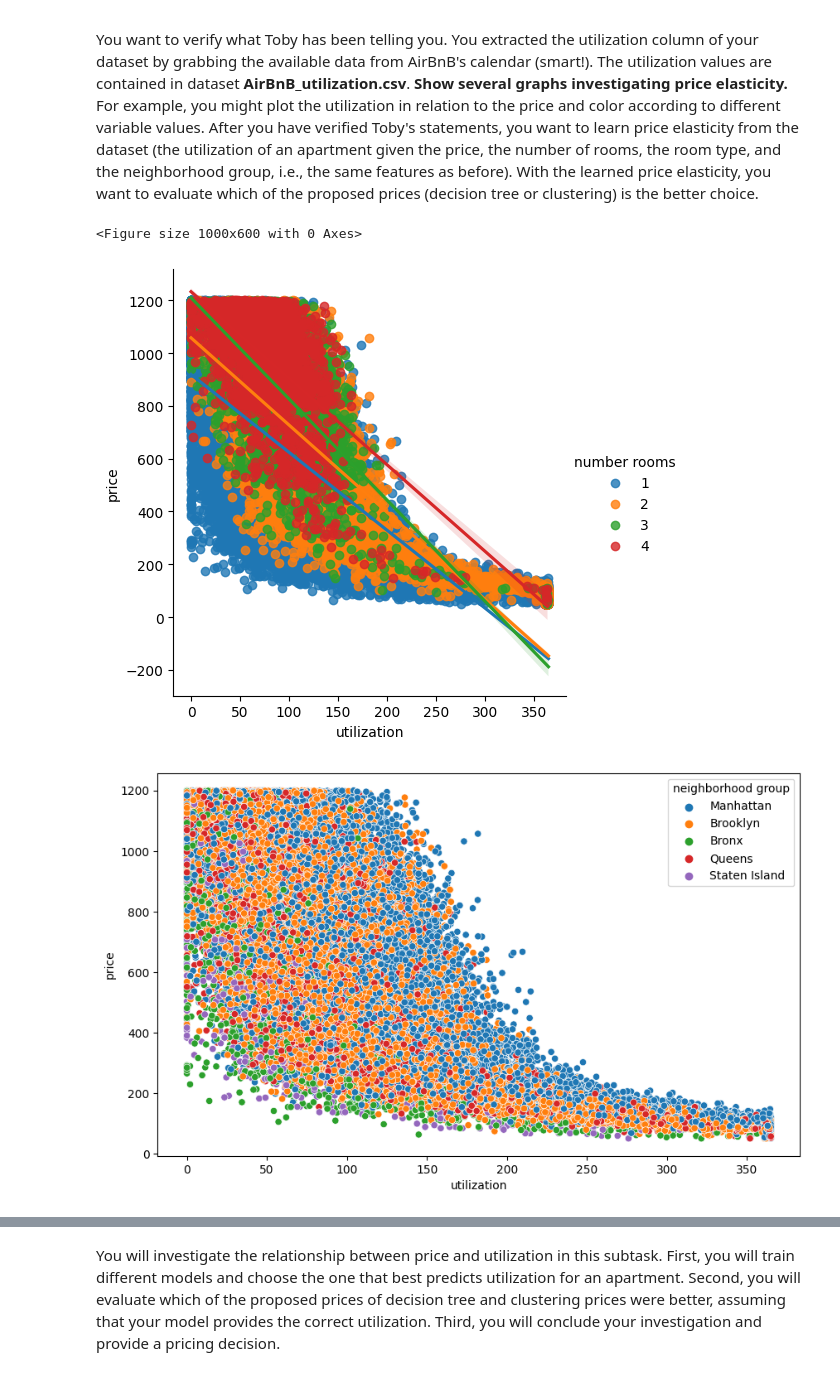
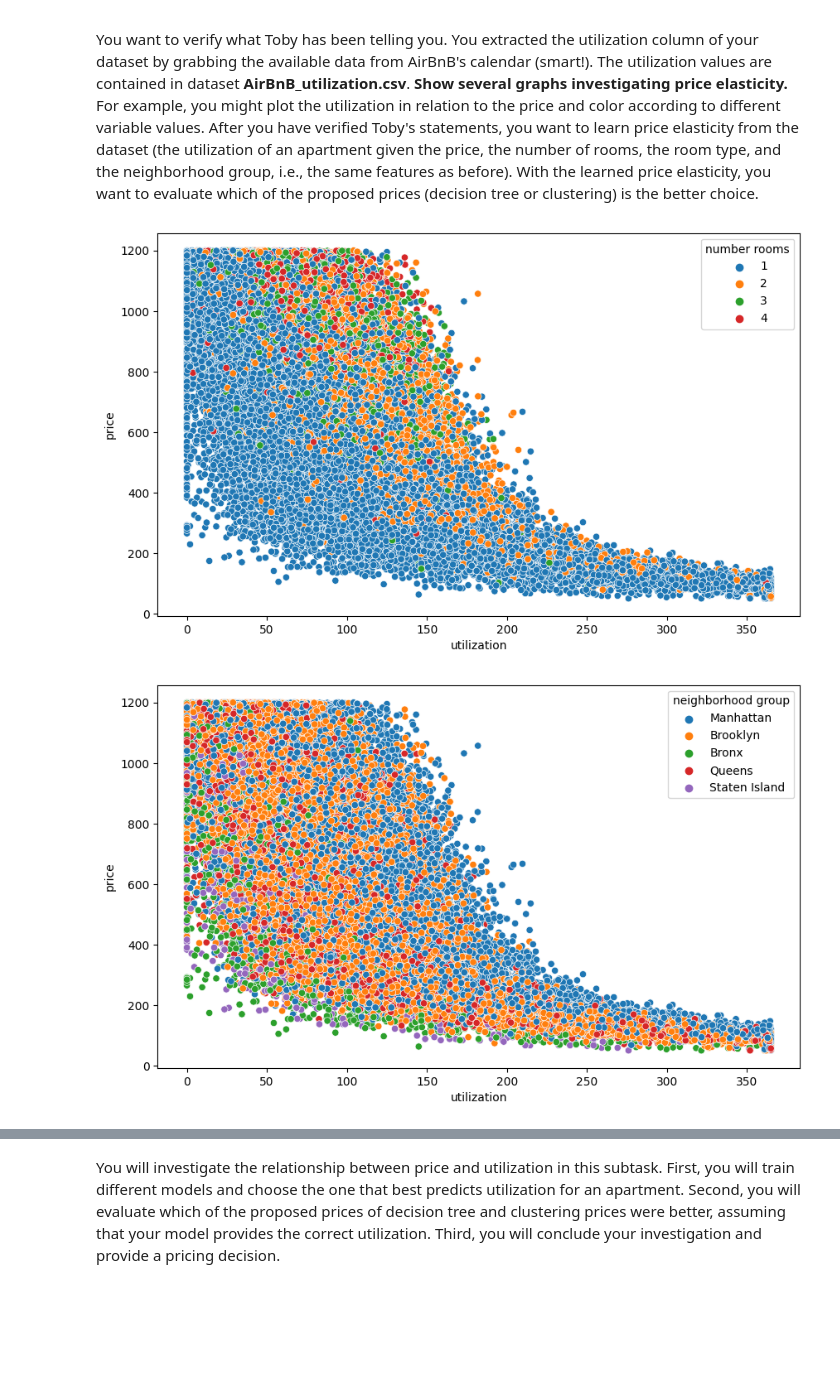
Before and after one commit to victorroferz/Data-Science-RWTH-Course, a Jupyter notebook: assignment_1.ipynb, the cells around one changed output, grey strips where cells are left out. Cells and saved outputs as stored; diff of their text form; code cells hidden in the pictures; blank space fills up the shorter version.

```diff
--- a/assignment_1.ipynb
+++ b/assignment_1.ipynb
@@ -773,21 +770,20 @@ After you have verified Toby's statements, you want to learn price elasticity fr
 # %%
 # Your answer goes here
 util_data = read_dataset('AirBnB_utilization.csv')
 
 plt.figure(figsize=(10,6))
-sns.lmplot(x="utilization", y="price", data=util_data, hue="number rooms")
+sns.scatterplot(x="utilization", y="price", data=util_data, hue="number rooms", palette="tab10")
 plt.show()
 
 plt.figure(figsize=(10,6))
-sns.scatterplot(x="utilization", y="price", data=util_data, hue="neighborhood group")
+sns.scatterplot(x="utilization", y="price", data=util_data, hue="neighborhood group", palette="tab10")
 plt.show()
 
 plt.figure(figsize=(10,6))
-sns.scatterplot(x="utilization", y="price", data=util_data, hue="room type")
+sns.scatterplot(x="utilization", y="price", data=util_data, hue="room type", palette="tab10")
 plt.show()
 # %% [output]
-<Figure size 1000x600 with 0 Axes>
-[figure, old version]
+[figure, new version]
 [figure]
 [figure]
 # %% [markdown]
```
Also changed, not shown: parts of 10 cells of this notebook.
